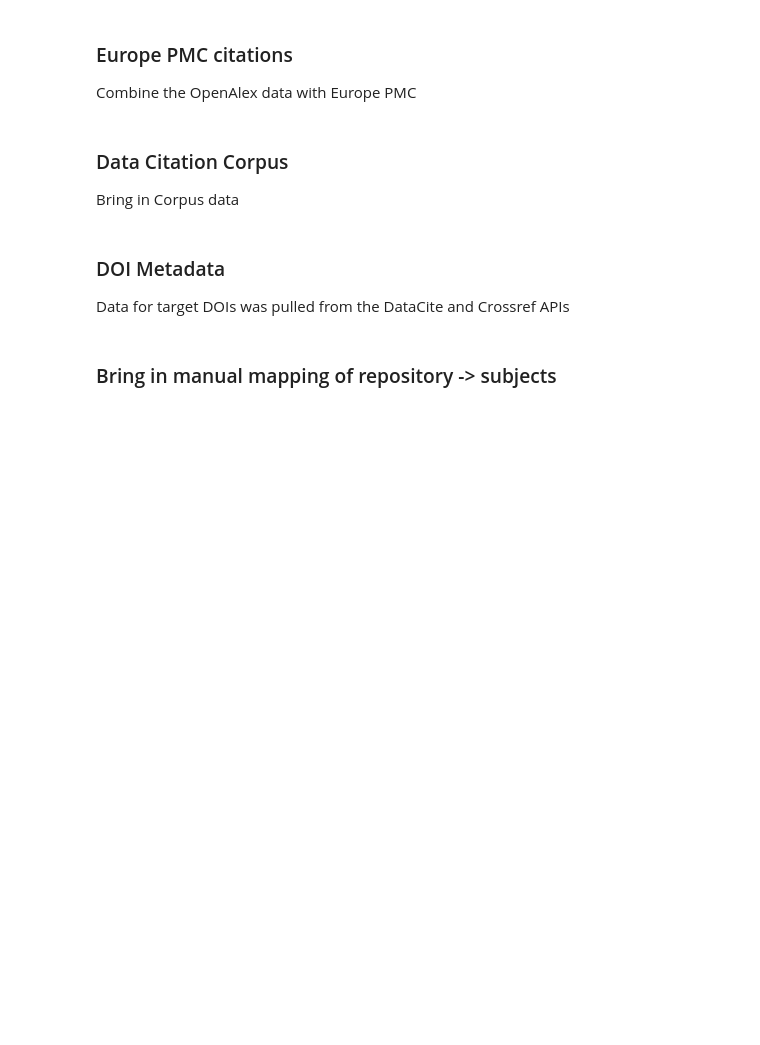
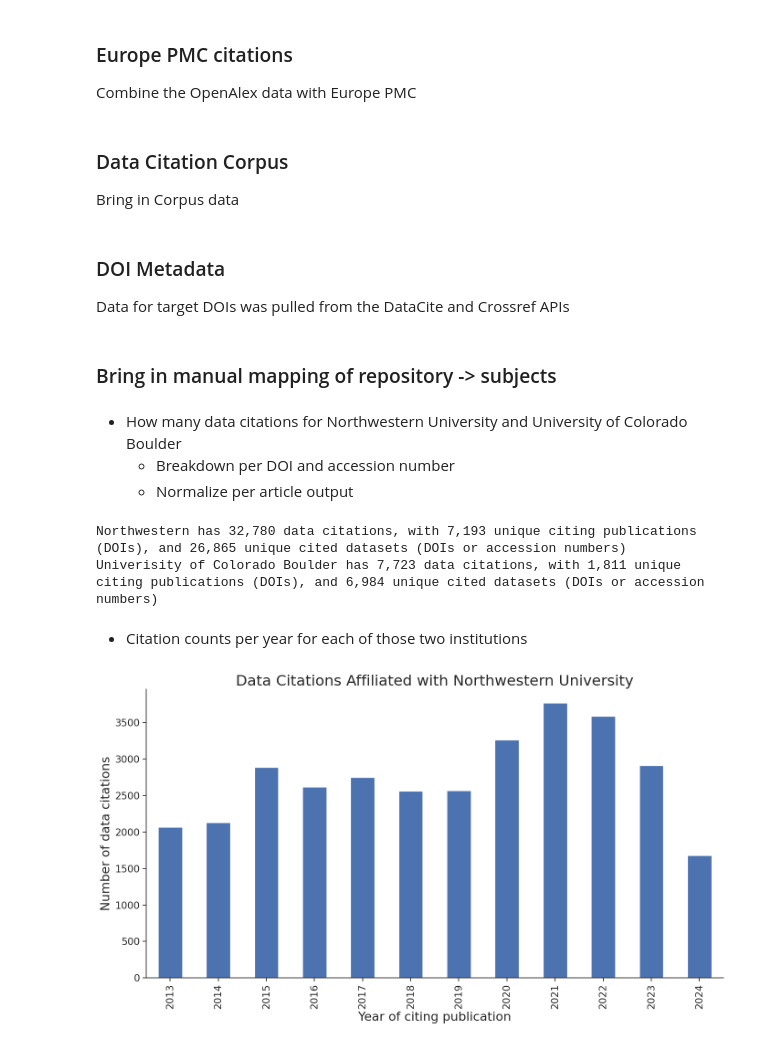
Before and after one commit to Make-Data-Count-Community/corpus-data-analysis, a Jupyter notebook: analysis_for_presentations/europepmc_citations_consolidate.ipynb, the cells around one changed output. Cells and saved outputs as stored; diff of their text form; code cells hidden in the pictures; blank space fills up the shorter version.

```diff
--- a/analysis_for_presentations/europepmc_citations_consolidate.ipynb
+++ b/analysis_for_presentations/europepmc_citations_consolidate.ipynb
@@ -39,3 +89,7 @@ df_openalex["affil_northwestern"] = df_openalex["lineage"].apply(lambda institut
+# %%
+df_openalex["publication_date"] = pd.to_datetime(df_openalex["publication_date"])
+counts_by_year = df_openalex.groupby(df_openalex["publication_date"].dt.year)[["affil_ucboulder", "affil_northwestern"]].sum().sort_index()
+counts_by_year.to_csv("../data/poster_acrl2025/openalex_counts_by_year_ucboulder_and_northwestern.csv")
 # %% [markdown]
 ### Europe PMC citations
 
@@ -194,3 +248,7 @@ df_accession_match["cited_subjects"] = df_accession_match["cited_subjects"].appl
 df_accession_match["cited_subjects"] = df_accession_match["cited_subjects"].combine_first(update_subjs)
 # %%
 df_accession_match.to_csv("../data/poster_acrl2025/europepmc_data_citations_northwestern_and_ucboulder.csv", index=False)
+# %% [markdown]
+* How many data citations for Northwestern University and University of Colorado Boulder
+    * Breakdown per DOI and accession number
+    * Normalize per article output
@@ -196,0 +258,41 @@ df_accession_match.to_csv("../data/poster_acrl2025/europepmc_data_citations_nort
+# %%
+df_citations_dedup = df_accession_match.drop_duplicates(subset=["target_upper", "citing_doi"])
+# %%
+num_citations_northwestern = int(df_citations_dedup["affil_northwestern"].sum())
+num_citations_ucboulder = int(df_citations_dedup["affil_ucboulder"].sum())
+df_unique_citing = df_citations_dedup[["citing_doi", "affil_northwestern", "affil_ucboulder"]].drop_duplicates()
+num_unique_citing_northwestern = int(df_unique_citing["affil_northwestern"].sum())
+num_unique_citing_ucboulder = int(df_unique_citing["affil_ucboulder"].sum())
+df_unique_cited = df_citations_dedup[["target_upper", "affil_northwestern", "affil_ucboulder"]].drop_duplicates()
+num_unique_cited_northwestern = int(df_unique_cited["affil_northwestern"].sum())
+num_unique_cited_ucboulder = int(df_unique_cited["affil_ucboulder"].sum())
+
+print(f"Northwestern has {num_citations_northwestern:,} data citations, with {num_unique_citing_northwestern:,} unique citing publications (DOIs), and {num_unique_cited_northwestern:,} unique cited datasets (DOIs or accession numbers)")
+print(f"Univerisity of Colorado Boulder has {num_citations_ucboulder:,} data citations, with {num_unique_citing_ucboulder:,} unique citing publications (DOIs), and {num_unique_cited_ucboulder:,} unique cited datasets (DOIs or accession numbers)")
+# %% [output]
+Northwestern has 32,780 data citations, with 7,193 unique citing publications (DOIs), and 26,865 unique cited datasets (DOIs or accession numbers)
+Univerisity of Colorado Boulder has 7,723 data citations, with 1,811 unique citing publications (DOIs), and 6,984 unique cited datasets (DOIs or accession numbers)
+# %% [markdown]
+* Citation counts per year for each of those two institutions
+# %%
+font_scale = 1.3
+custom_params = {"axes.spines.right": False,
+                    "axes.spines.top": False,
+                    'axes.labelsize': 15 * font_scale,
+                    'axes.titlesize': 18 * font_scale,
+                    'xtick.labelsize': 12 * font_scale,
+                    'ytick.labelsize': 12 * font_scale,
+                    'legend.fontsize': 12 * font_scale
+                }
+sns.set_theme(style="ticks", rc=custom_params)
+citations_per_year_northwestern = df_citations_dedup[df_citations_dedup["affil_northwestern"]==True]["publication_year"].value_counts().sort_index()
+fig, ax = plt.subplots(1, 1, figsize=(14, 8))
+# sns.barplot(citations_per_year_northwestern)
+citations_per_year_northwestern.plot(kind="bar", ax=ax)
+ax.set_title("Data Citations Affiliated with Northwestern University")
+ax.set_ylabel("Number of data citations")
+ax.set_xlabel("Year of citing publication")
+plt.tight_layout()
+fig.show()
+# %% [output]
+[figure, added]
```
Also changed, not shown: parts of 11 cells of this notebook, 1 other file.
